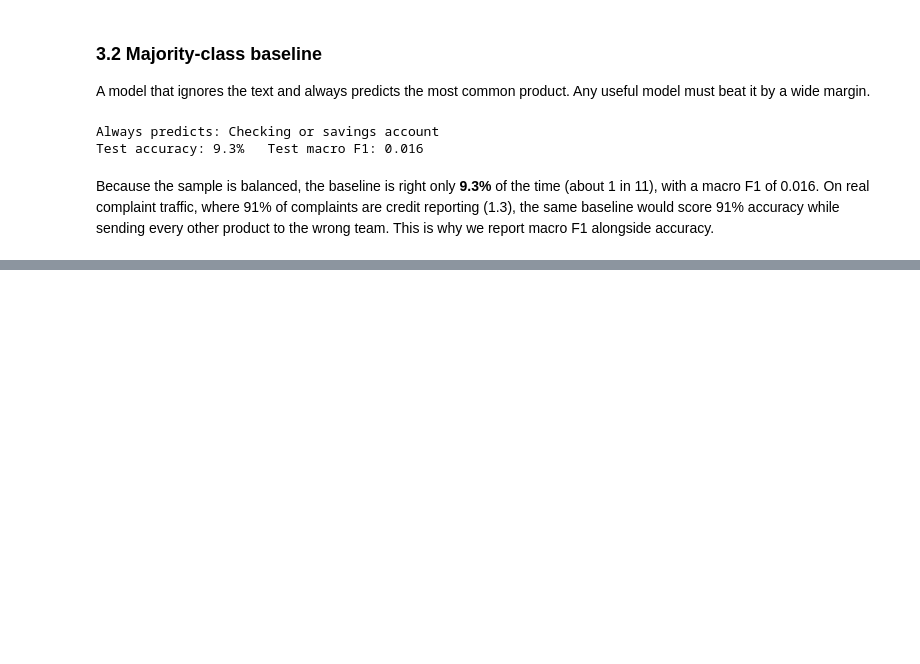
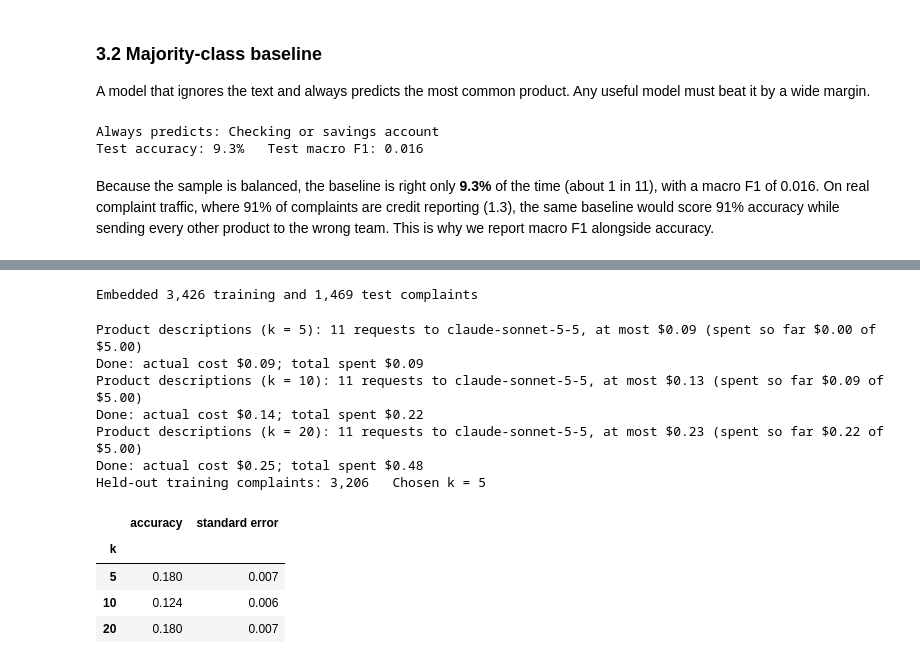
Before and after one commit to rebeccaquaye/consumer-financial-complaints, a Jupyter notebook: Notebook/Ketty_Modelling.ipynb, the cells around one changed output, grey strips where cells are left out. Cells and saved outputs as stored; diff of their text form; code cells hidden in the pictures; blank space fills up the shorter version.

Commit message:
Updated modelling

```diff
--- a/Notebook/Ketty_Modelling.ipynb
+++ b/Notebook/Ketty_Modelling.ipynb
@@ -1042,0 +1360,62 @@ def tune(name, X, y):
+# %%
+# spaCy medium English model: the word vectors used in class 6 (only the vectors are needed, so other steps are skipped)
+nlp = spacy.load("en_core_web_md", exclude=["tagger", "parser", "ner", "attribute_ruler", "lemmatizer", "senter"])
+
+
+def embed(texts):
+    # One 300-number vector per text: the average of its word vectors
+    return np.vstack([doc.vector for doc in nlp.pipe(list(texts), batch_size=64)])
+
+
+E_train, E_test = embed(X_train), embed(X_test)   # about 30 seconds
+print(f"Embedded {len(E_train):,} training and {len(E_test):,} test complaints")
+# %% [output]
+Embedded 3,426 training and 1,469 test complaints
+# %%
+# Candidate numbers of sample complaints Claude reads per product (doubling each time)
+K_VALUES = [5, 10, 20]
+
+# 20 random training complaints per product; k = 5 and k = 10 use the first 5 and 10 of them
+description_samples = train_df.groupby("Product").sample(max(K_VALUES), random_state=SEED)
+shown_to_claude = train_df["Complaint ID"].isin(description_samples["Complaint ID"])
+
+# Claude (Sonnet 5.5) writes one description per product for each k (or the saved ones are loaded)
+descriptions = load_or_run(
+    DATA_DIR / "claude_product_descriptions.csv",
+    lambda: pd.concat([describe_products(description_samples.groupby("Product").head(k), CLAUDE_MODELS["Sonnet 5.5"])
+                       for k in K_VALUES], ignore_index=True))
+
+
+def similarity_predict(E, description_table):
+    # Assign each complaint to the product whose description vector is most similar
+    D = embed(description_table["description"].map(clean_text))   # descriptions cleaned like the complaints
+    similarity = normalize(E) @ normalize(D).T
+    return np.array(description_table["Product"])[similarity.argmax(axis=1)], similarity
+
+
+# Score each k on the training complaints Claude did not see
+if descriptions is not None:
+    held_out_E, held_out_y = E_train[~shown_to_claude.values], y_train[~shown_to_claude.values]
+    rows = []
+    for k in K_VALUES:
+        pred, _ = similarity_predict(held_out_E, descriptions[descriptions["k"] == k])
+        acc = accuracy_score(held_out_y, pred)
+        rows.append({"k": k, "accuracy": acc, "standard error": np.sqrt(acc * (1 - acc) / len(held_out_y))})
+    k_results = pd.DataFrame(rows).set_index("k")
+
+    chosen_k = k_results["accuracy"].idxmax()     # the k with the highest accuracy
+    print(f"Held-out training complaints: {len(held_out_y):,}   Chosen k = {chosen_k}")
+    display(k_results.round(3))
+# %% [output]
+Product descriptions (k = 5): 11 requests to claude-sonnet-5-5, at most $0.09 (spent so far $0.00 of $5.00)
+Done: actual cost $0.09; total spent $0.09
+Product descriptions (k = 10): 11 requests to claude-sonnet-5-5, at most $0.13 (spent so far $0.09 of $5.00)
+Done: actual cost $0.14; total spent $0.22
+Product descriptions (k = 20): 11 requests to claude-sonnet-5-5, at most $0.23 (spent so far $0.22 of $5.00)
+Done: actual cost $0.25; total spent $0.48
+Held-out training complaints: 3,206   Chosen k = 5
+|  | accuracy | standard error |
+| k |  |  |
+| 5 | 0.180 | 0.007 |
+| 10 | 0.124 | 0.006 |
+| 20 | 0.180 | 0.007 |
```
Also changed, not shown: parts of 63 cells of this notebook, 3 other files.
